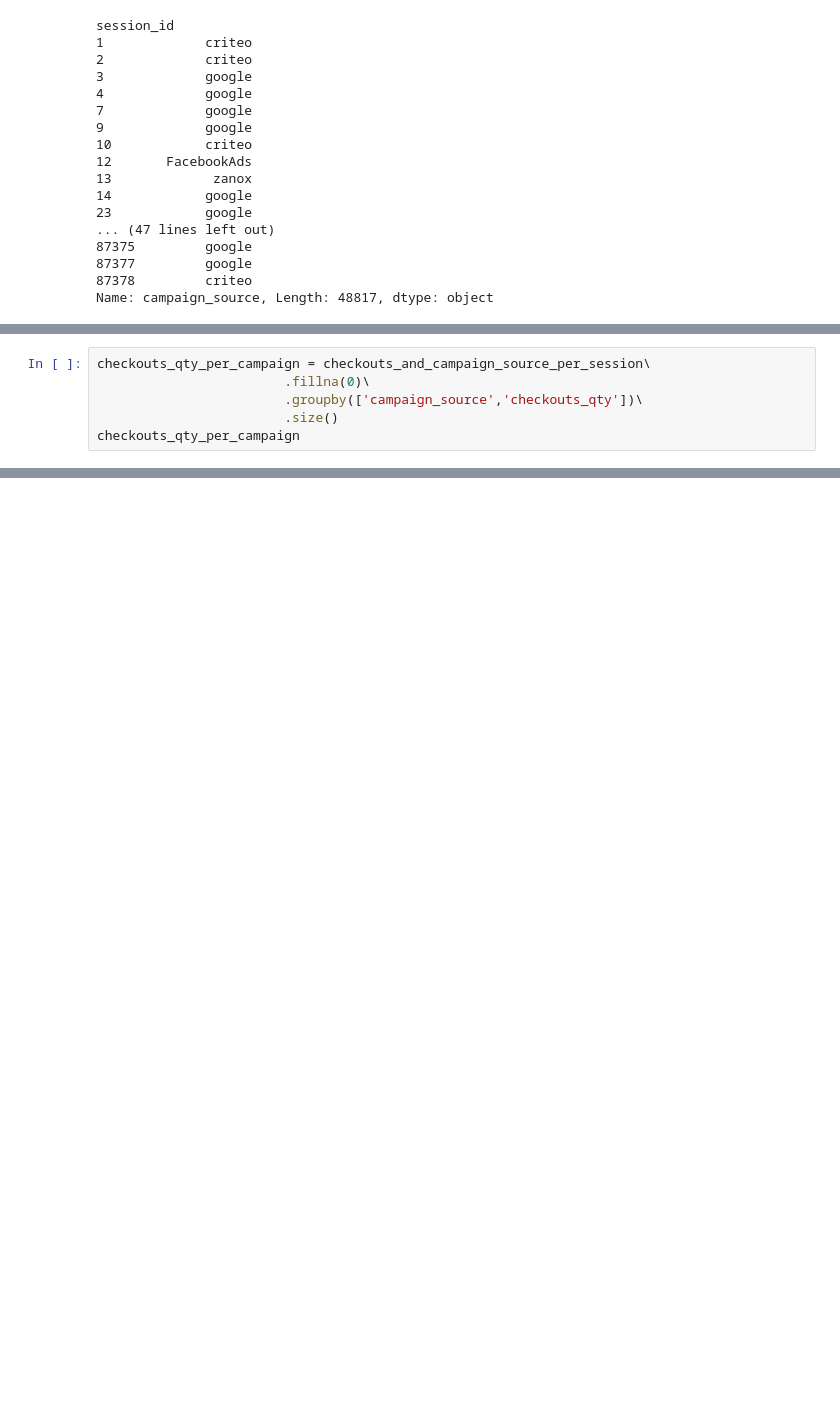
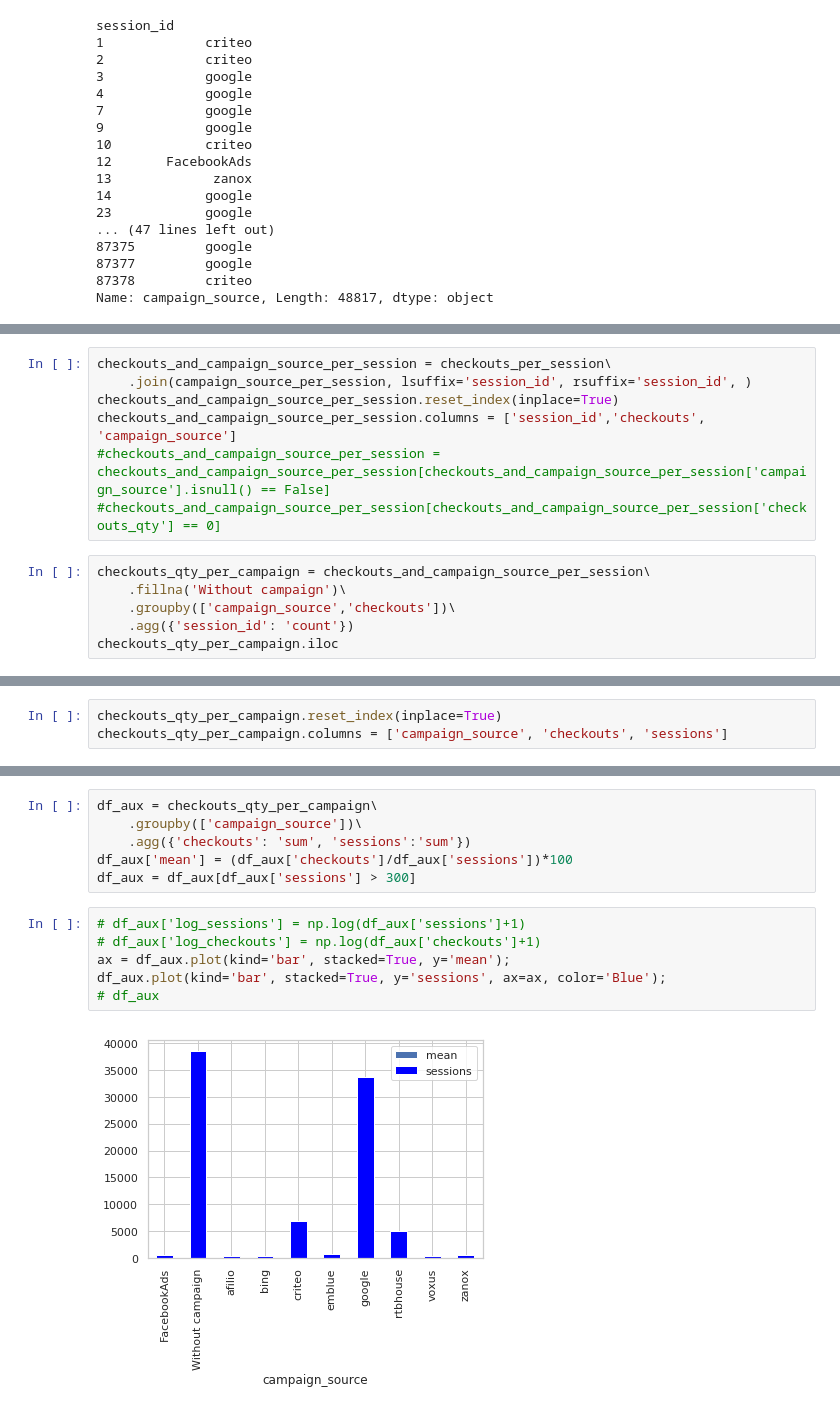
Before and after one commit to ConstanzaGonzalez/DatataFrita, a Jupyter notebook: tp/campaign.ipynb, the cells around one changed output, grey strips where cells are left out. Drawn from its saved outputs; the diff is of its cells as text; blank space fills up the shorter version.

```diff
--- a/tp/campaign.ipynb
+++ b/tp/campaign.ipynb
@@ -85,7 +114,14 @@ checkouts_and_campaign_source_per_session = pd.concat([checkout_events['session_
+# %%
+checkouts_and_campaign_source_per_session = checkouts_per_session\
+    .join(campaign_source_per_session, lsuffix='session_id', rsuffix='session_id', )
+checkouts_and_campaign_source_per_session.reset_index(inplace=True)
+checkouts_and_campaign_source_per_session.columns = ['session_id','checkouts', 'campaign_source']
+#checkouts_and_campaign_source_per_session = checkouts_and_campaign_source_per_session[checkouts_and_campaign_source_per_session['campaign_source'].isnull() == False]
+#checkouts_and_campaign_source_per_session[checkouts_and_campaign_source_per_session['checkouts_qty'] == 0]
 # %%
 checkouts_qty_per_campaign = checkouts_and_campaign_source_per_session\
-                        .fillna(0)\
-                        .groupby(['campaign_source','checkouts_qty'])\
-                        .size()
-checkouts_qty_per_campaign
+    .fillna('Without campaign')\
+    .groupby(['campaign_source','checkouts'])\
+    .agg({'session_id': 'count'})
+checkouts_qty_per_campaign.iloc
 # %% [output]
@@ -108,0 +129,3 @@ Length: 111, dtype: int64
+# %%
+checkouts_qty_per_campaign.reset_index(inplace=True)
+checkouts_qty_per_campaign.columns = ['campaign_source', 'checkouts', 'sessions']
@@ -108,0 +156,14 @@ Length: 111, dtype: int64
+# %%
+df_aux = checkouts_qty_per_campaign\
+    .groupby(['campaign_source'])\
+    .agg({'checkouts': 'sum', 'sessions':'sum'})
+df_aux['mean'] = (df_aux['checkouts']/df_aux['sessions'])*100
+df_aux = df_aux[df_aux['sessions'] > 300]
+# %%
+# df_aux['log_sessions'] = np.log(df_aux['sessions']+1)
+# df_aux['log_checkouts'] = np.log(df_aux['checkouts']+1)
+ax = df_aux.plot(kind='bar', stacked=True, y='mean');
+df_aux.plot(kind='bar', stacked=True, y='sessions', ax=ax, color='Blue');
+# df_aux
+# %% [output]
+[figure, added]
```
Also changed, not shown: parts of 9 cells of this notebook.
